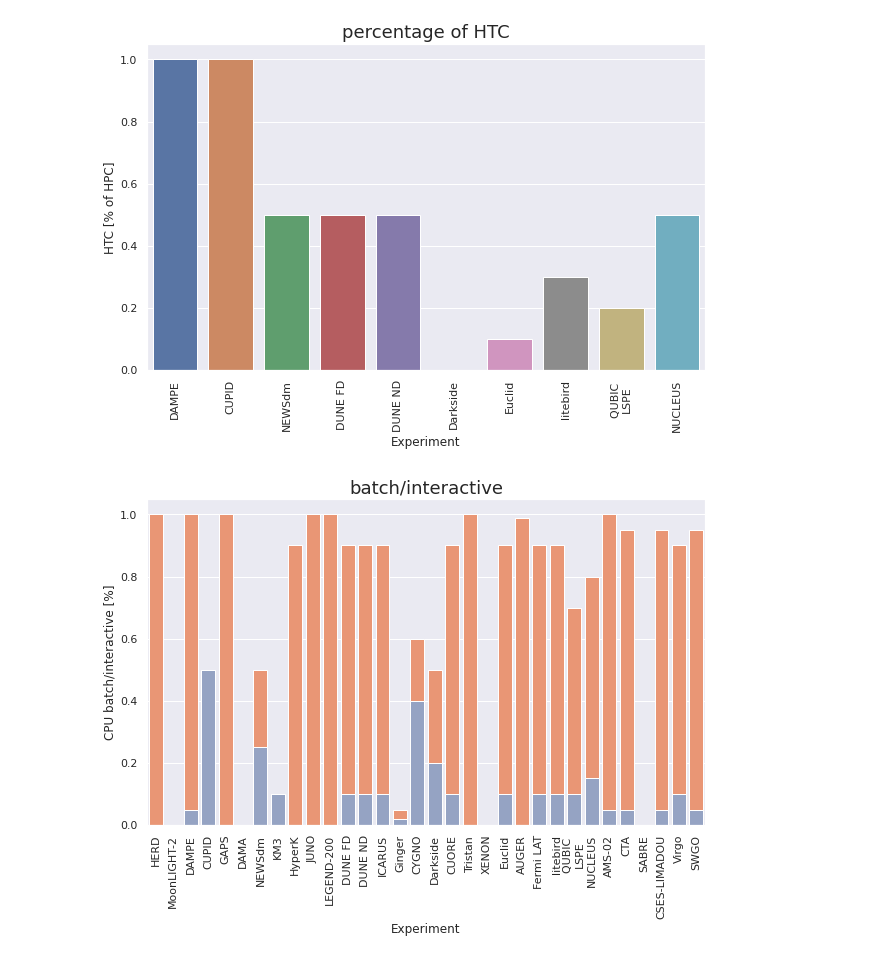
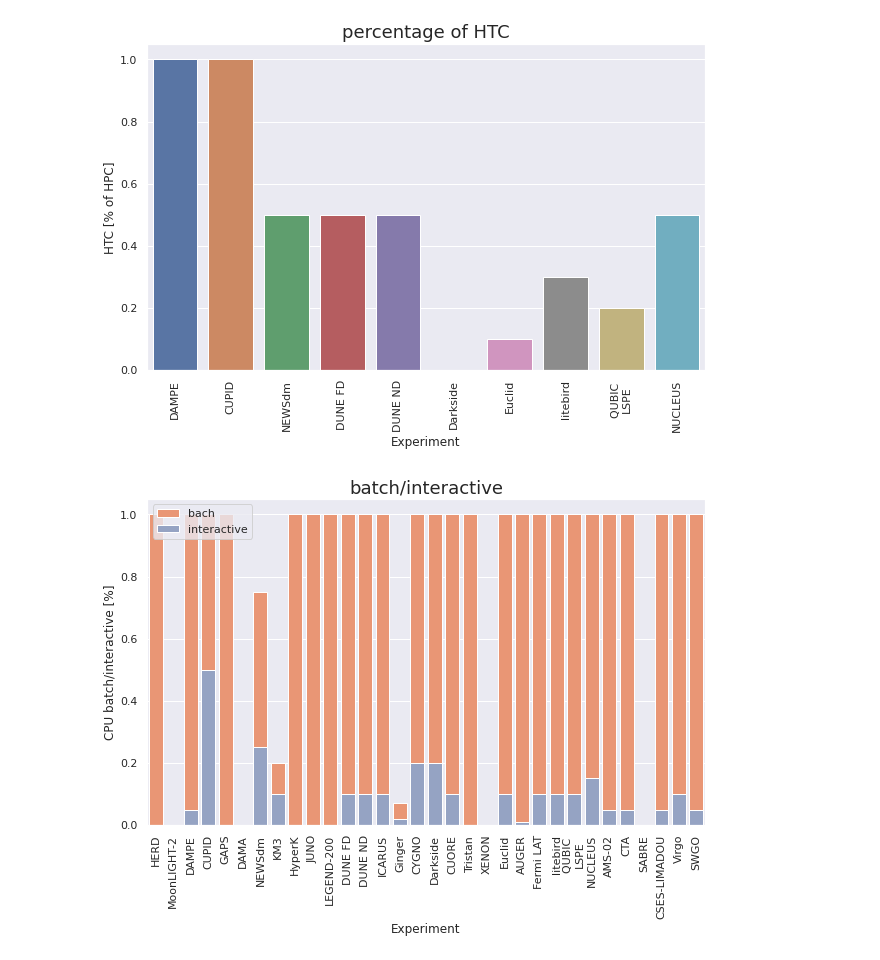
Before and after one commit to gmazzitelli/GSN2, a Jupyter notebook: rateVsSizeAP.ipynb, the cells around one changed output. Cells and saved outputs as stored; diff of their text form; code cells hidden in the pictures.

```diff
--- a/rateVsSizeAP.ipynb
+++ b/rateVsSizeAP.ipynb
@@ -215,12 +276,14 @@ plt.show()
 [figure]
 # %%
 fig, ax = plt.subplots(figsize=(10,6))
-sns.barplot(data=pd, x="Experiment", y="batch", color=sns.color_palette("Set2", 10)[1])
-sns.barplot(data=pd, x="Experiment", y="interactive", color=sns.color_palette("Set2", 10)[2])
+pd['total'] = pd.interactive+pd.batch
+sns.barplot(data=pd, x="Experiment", y="total", color=sns.color_palette("Set2", 10)[1], label="bach")
+sns.barplot(data=pd, x="Experiment", y="interactive", color=sns.color_palette("Set2", 10)[2], label="interactive")
 ax.tick_params(axis='x', rotation=90)
 #ax.set_yscale('log')
 ax.set_ylabel("CPU batch/interactive [%]")
 ax.set_title('batch/interactive', fontsize=18)
+plt.legend()
 plt.show()
 # %% [output]
-[figure, old version]
+[figure, new version]
```
Also changed, not shown: parts of 18 cells of this notebook.
